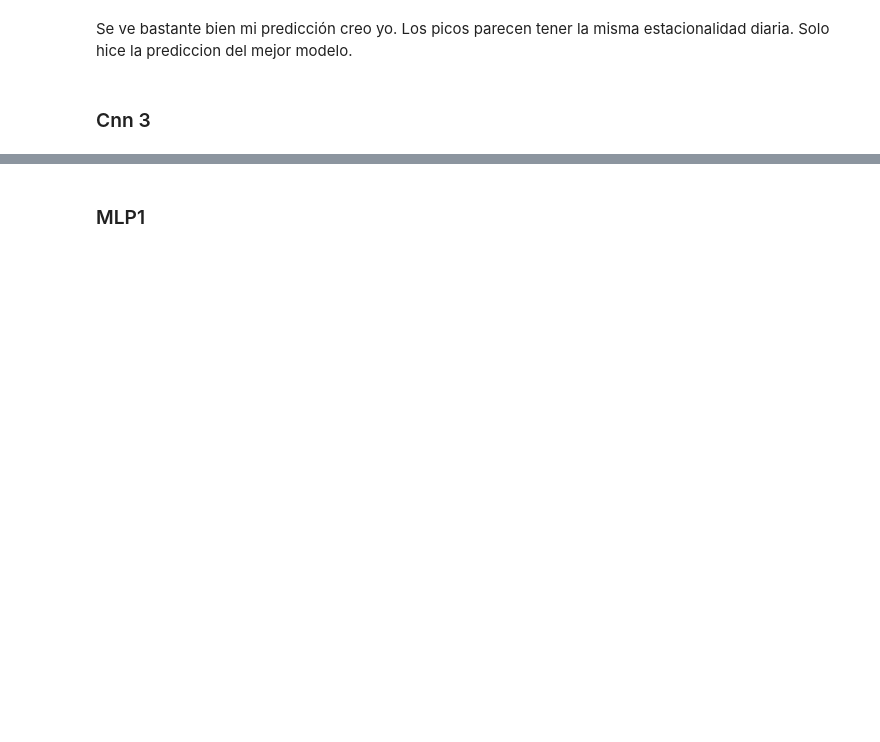
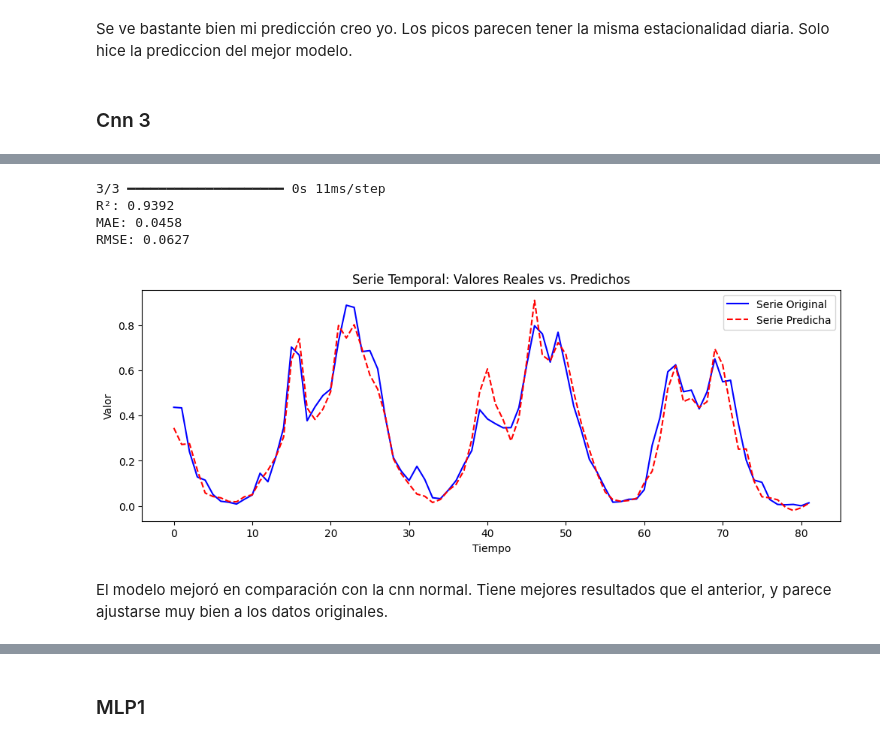
Before and after one commit to Maria-Paula-PR/SeriesTemporales_RedesNeuronales, a Jupyter notebook: df_h143.ipynb, the cells around one changed output, grey strips where cells are left out. Drawn from its saved outputs; the diff is of its cells as text; code cells hidden in the pictures; blank space fills up the shorter version.

```diff
--- a/df_h143.ipynb
+++ b/df_h143.ipynb
@@ -766,0 +821,9 @@ plt.show()
+# %%
+# modelo con los mejores hiperparámetros
+best_model = Sequential([
+    Conv1D(filters=best_params["filters"], kernel_size=best_params["kernel_size"], activation='relu', input_shape=(n_steps, n_features)),
+    MaxPooling1D(pool_size=best_params["pool_size"]),
+    Flatten(),
+    Dense(best_params["dense_units"], activation='relu'),
+    Dense(1)
+])
@@ -766,0 +864,31 @@ plt.show()
+# %%
+# Obtener predicciones en test
+y_pred = best_model.predict(X_test).flatten()
+
+# Calcular métricas
+r2 = r2_score(y_test, y_pred)
+mae = mean_absolute_error(y_test, y_pred)
+rmse = np.sqrt(mean_squared_error(y_test, y_pred))
+
+print(f"R²: {r2:.4f}")
+print(f"MAE: {mae:.4f}")
+print(f"RMSE: {rmse:.4f}")
+# %% [output]
+3/3 ━━━━━━━━━━━━━━━━━━━━ 0s 11ms/step
+R²: 0.9392
+MAE: 0.0458
+RMSE: 0.0627
+# %%
+
+plt.figure(figsize=(12, 4))
+plt.plot(y_test, label="Serie Original", color='blue')
+plt.plot(y_pred, label="Serie Predicha", color='red', linestyle='dashed')
+plt.xlabel("Tiempo")
+plt.ylabel("Valor")
+plt.title("Serie Temporal: Valores Reales vs. Predichos")
+plt.legend()
+plt.show()
+# %% [output]
+[figure, added]
+# %% [markdown]
+El modelo mejoró en comparación con la cnn normal. Tiene mejores resultados que el anterior, y parece ajustarse muy bien a los datos originales.
```
Also changed, not shown: parts of 83 cells of this notebook.
